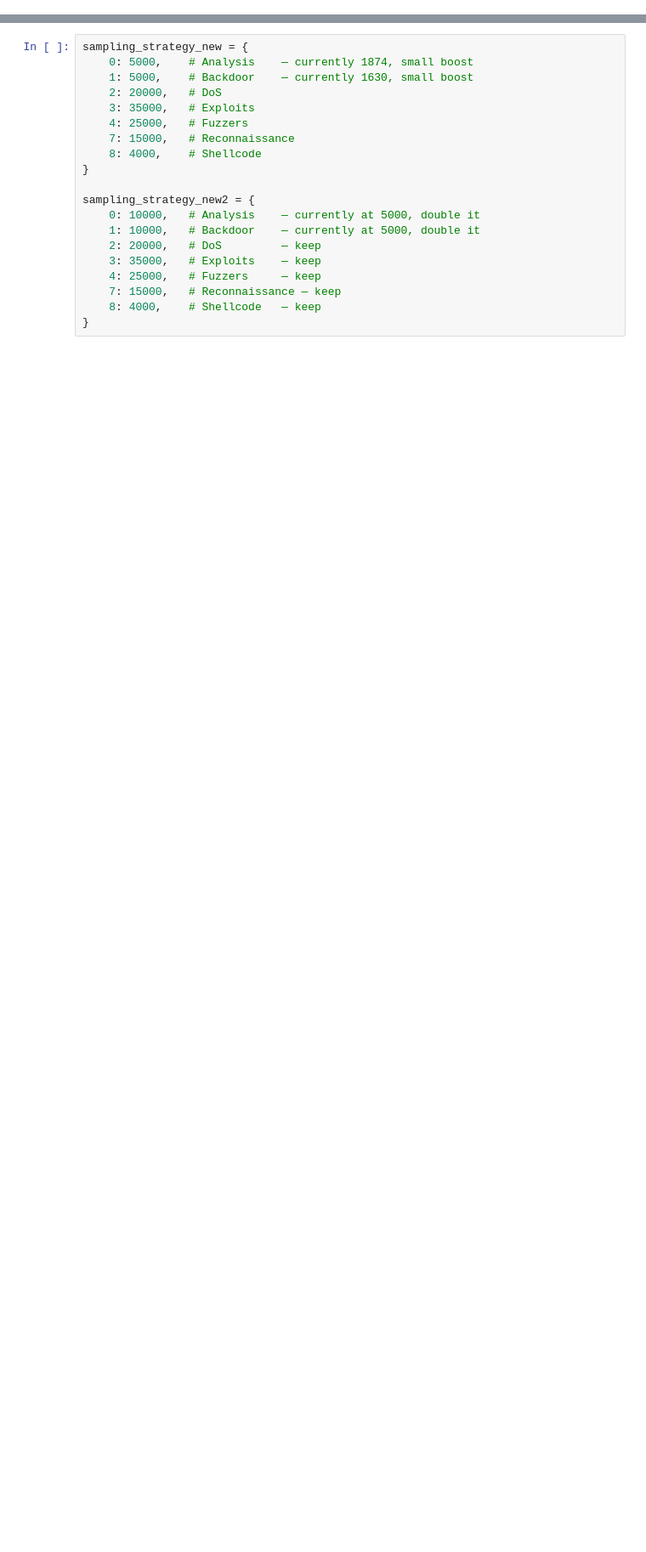
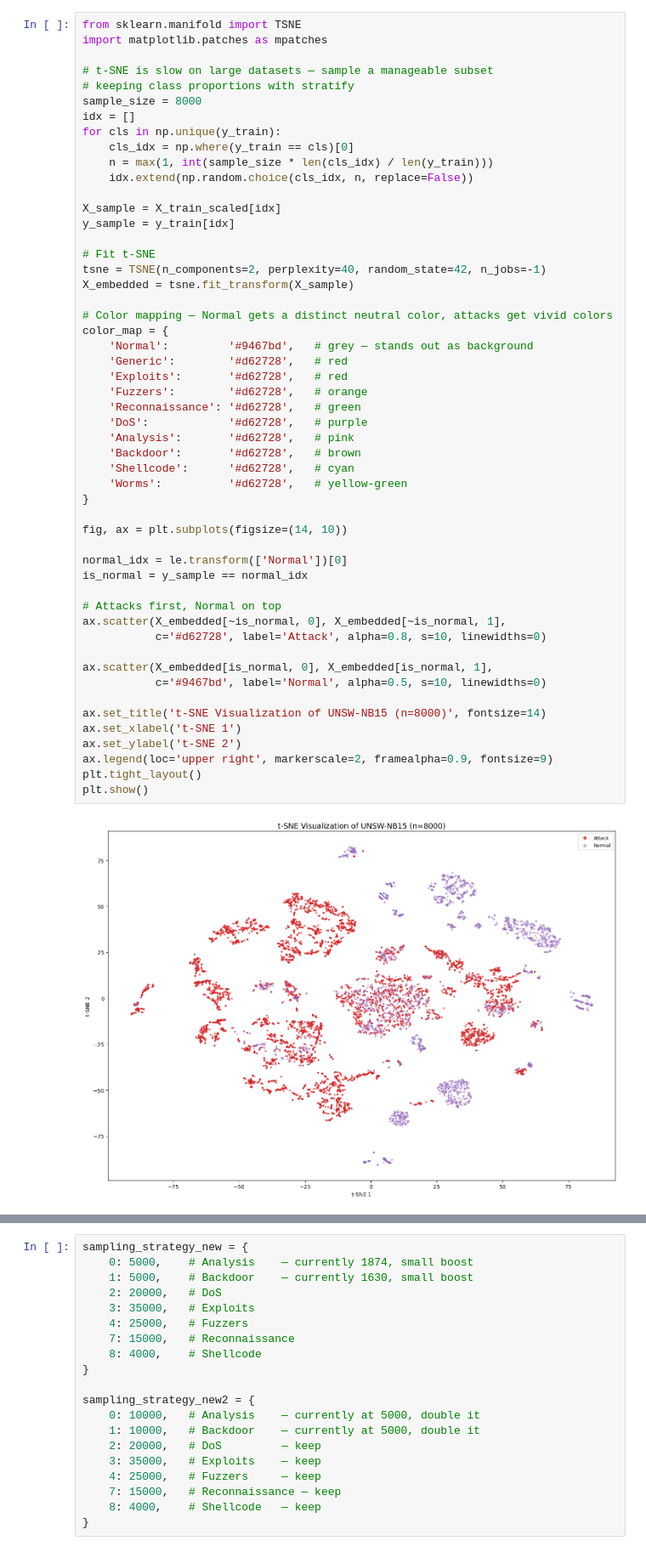
Before and after one commit to cliffpm/MLsecurity, a Jupyter notebook: Final Project/attack_mutliclass.ipynb, the cells around one changed output, grey strips where cells are left out. Shown at 85% size. Saved outputs shown, nothing was run; the diff lists cells and outputs as text; blank space fills up the shorter version.

```diff
--- a/Final Project/attack_mutliclass.ipynb
+++ b/Final Project/attack_mutliclass.ipynb
@@ -393,0 +246,54 @@ print(classification_report(y_test, y_pred, target_names=le.classes_))
+# %%
+from sklearn.manifold import TSNE
+import matplotlib.patches as mpatches
+
+# t-SNE is slow on large datasets — sample a manageable subset
+# keeping class proportions with stratify
+sample_size = 8000
+idx = []
+for cls in np.unique(y_train):
+    cls_idx = np.where(y_train == cls)[0]
+    n = max(1, int(sample_size * len(cls_idx) / len(y_train)))
+    idx.extend(np.random.choice(cls_idx, n, replace=False))
+
+X_sample = X_train_scaled[idx]
+y_sample = y_train[idx]
+
+# Fit t-SNE
+tsne = TSNE(n_components=2, perplexity=40, random_state=42, n_jobs=-1)
+X_embedded = tsne.fit_transform(X_sample)
+
+# Color mapping — Normal gets a distinct neutral color, attacks get vivid colors
+color_map = {
+    'Normal':         '#9467bd',   # grey — stands out as background
+    'Generic':        '#d62728',   # red
+    'Exploits':       '#d62728',   # red
+    'Fuzzers':        '#d62728',   # orange
+    'Reconnaissance': '#d62728',   # green
+    'DoS':            '#d62728',   # purple
+    'Analysis':       '#d62728',   # pink
+    'Backdoor':       '#d62728',   # brown
+    'Shellcode':      '#d62728',   # cyan
+    'Worms':          '#d62728',   # yellow-green
+}
+
+fig, ax = plt.subplots(figsize=(14, 10))
+
+normal_idx = le.transform(['Normal'])[0]
+is_normal = y_sample == normal_idx
+
+# Attacks first, Normal on top
+ax.scatter(X_embedded[~is_normal, 0], X_embedded[~is_normal, 1],
+           c='#d62728', label='Attack', alpha=0.8, s=10, linewidths=0)
+
+ax.scatter(X_embedded[is_normal, 0], X_embedded[is_normal, 1],
+           c='#9467bd', label='Normal', alpha=0.5, s=10, linewidths=0)
+
+ax.set_title('t-SNE Visualization of UNSW-NB15 (n=8000)', fontsize=14)
+ax.set_xlabel('t-SNE 1')
+ax.set_ylabel('t-SNE 2')
+ax.legend(loc='upper right', markerscale=2, framealpha=0.9, fontsize=9)
+plt.tight_layout()
+plt.show()
+# %% [output]
+[figure, added]
```
Also changed, not shown: parts of 25 cells of this notebook, 2 other files.
